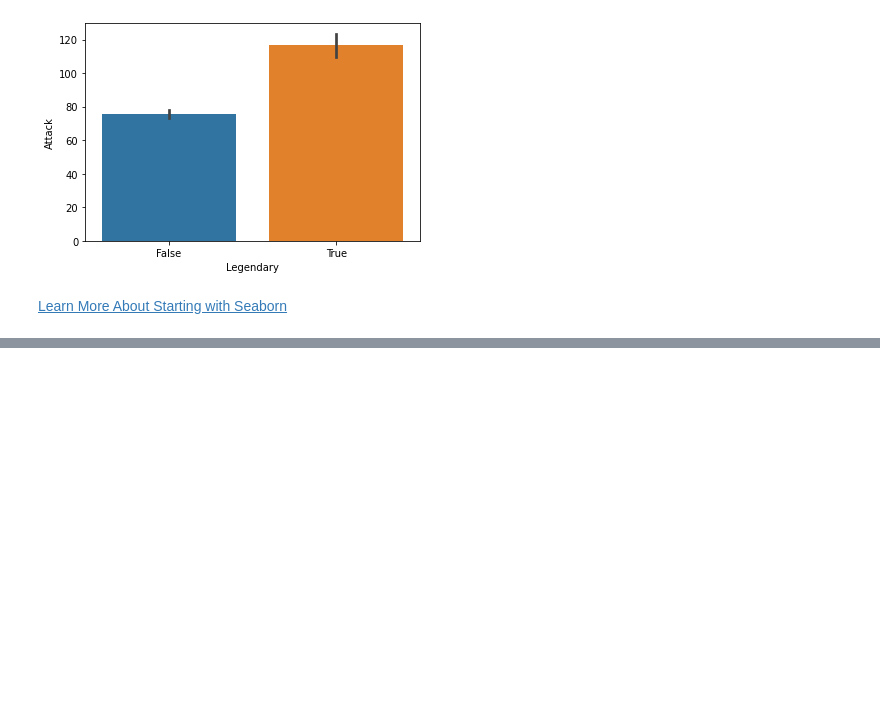
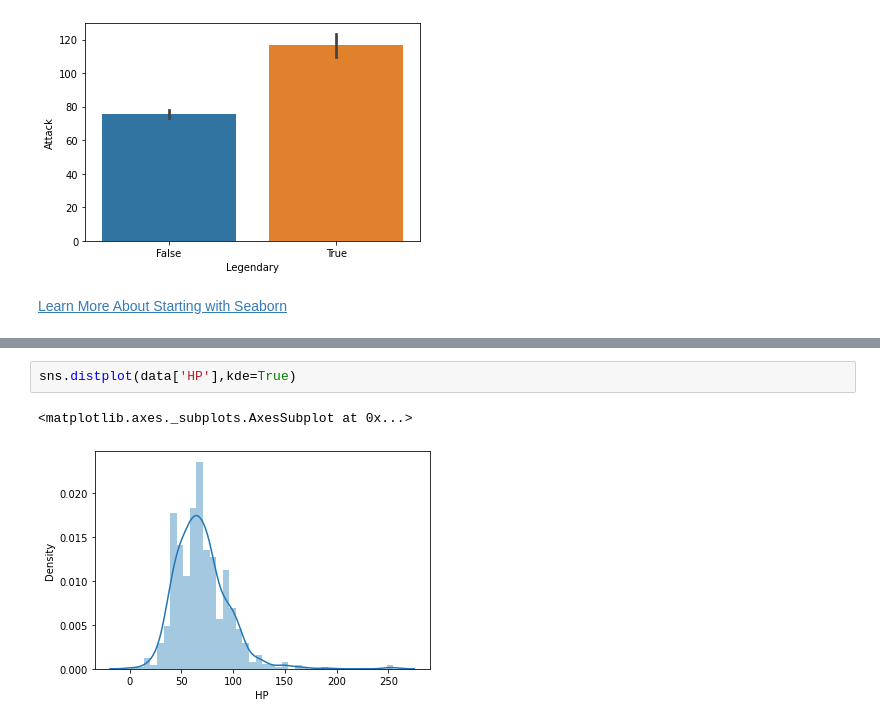
Before and after one commit to puvvadasaikiran/ML-AI-Learnings-Experimentation, a Jupyter notebook: Seaborn-Matplotlib/Seaborn-Matplotlib-Data Visualization-Basic.ipynb, the cells around one changed output, grey strips where cells are left out. Saved outputs shown, nothing was run; the diff lists cells and outputs as text; blank space fills up the shorter version.

```diff
--- a/Seaborn-Matplotlib/Seaborn-Matplotlib-Data Visualization-Basic.ipynb
+++ b/Seaborn-Matplotlib/Seaborn-Matplotlib-Data Visualization-Basic.ipynb
@@ -251,0 +285,5 @@ sns.barplot(data['Legendary'], data['Attack'])
+# %%
+sns.distplot(data['HP'],kde=True)
+# %% [output]
+<matplotlib.axes._subplots.AxesSubplot at 0x...>
+[figure, added]
```
Also changed, not shown: parts of 6 cells of this notebook.
